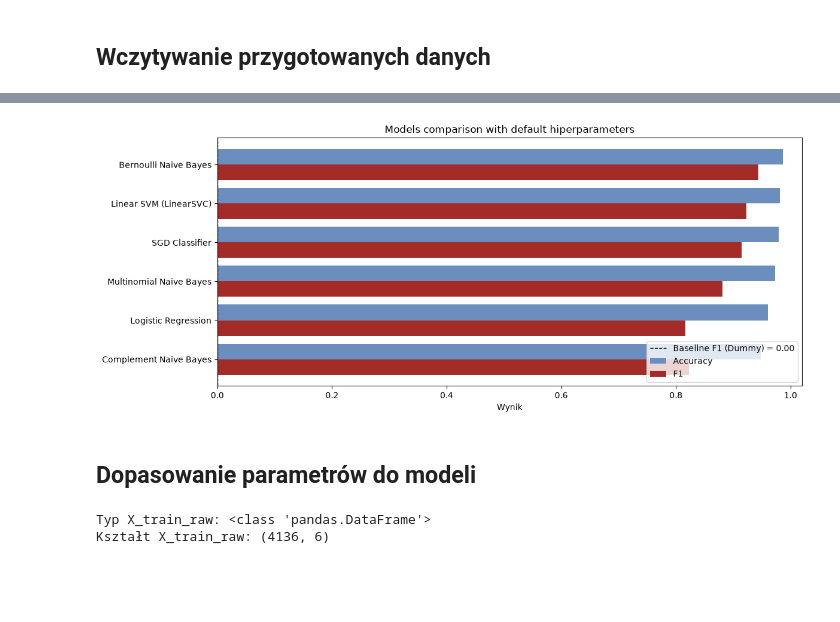
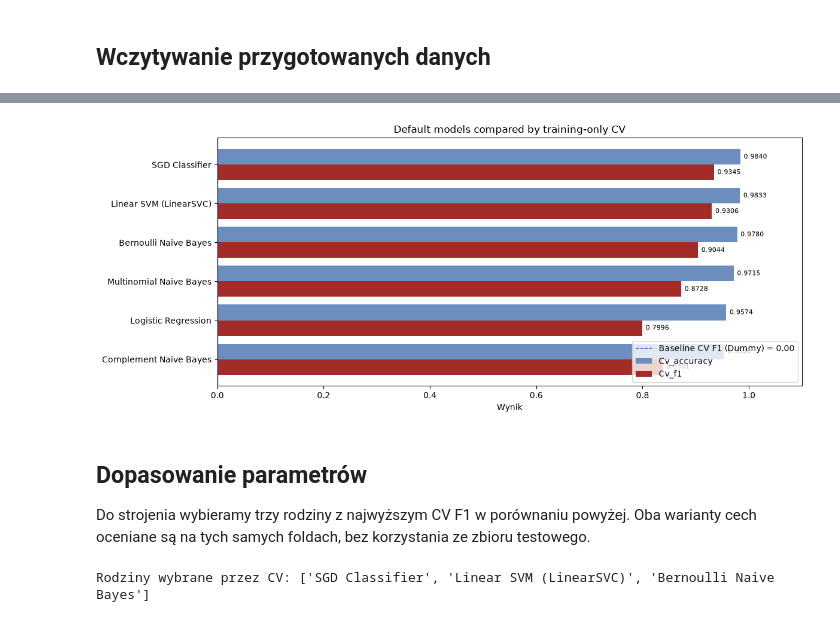
Before and after one commit to moshenetsb/ml-spam-detector, a Jupyter notebook: notebooks/03_model_selection.ipynb, the cells around one changed output, grey strips where cells are left out. Drawn from its saved outputs; the diff is of its cells as text; code cells hidden in the pictures; blank space fills up the shorter version.

```diff
--- a/notebooks/03_model_selection.ipynb
+++ b/notebooks/03_model_selection.ipynb
@@ -26,10 +36,6 @@ from evaluation import plot_confusion_matrix, plot_roc_curve, plot_precision_rec
 # %% [markdown]
 ## Wczytywanie przygotowanych danych
 # %%
-base_path = Path("..") / "data"
-vectorized_dir = base_path / "vectorized"
+base_path = EXPERIMENTS_PATH
 models_dir = base_path / "models"
-
-vectorizer: TfidfVectorizer = joblib.load(
-        vectorized_dir / "tfidf_vectorizer.pkl")
 # %%
@@ -94,6 +57,9 @@ def evaluate_model(model, X_test = X_test_raw, y_test = y_test_raw, model_name="
 # %%
 dummy_clf = DummyClassifier(strategy="most_frequent", random_state=42)
-dummy_clf.fit(X_train_raw, y_train_raw)
 
-evaluate_model(dummy_clf, model_name="DummyClassifier")
+dummy_cv_f1 = cross_val_score(
+    dummy_clf, X_train_raw, y_train_raw, cv=cv_strategy, scoring="f1"
+).mean()
+
+print(f"DummyClassifier: CV F1 = {dummy_cv_f1:.4f}")
 # %% [output]
@@ -200,15 +90,13 @@ Best model: Bernoulli Naive Bayes (F1 score: 0.9435)
 # %%
-dummy_pred = dummy_clf.predict(X_test_raw)
-dummy_f1 = f1_score(y_test_raw, dummy_pred, zero_division=0)
-
 _ = plot_model_comparison(
-    default_results,
-    metrics=("accuracy", "f1"),
-    baseline_value=dummy_f1,
-    baseline_label=f"Baseline F1 (Dummy) = {dummy_f1:.2f}",
-    title="Models comparison with default hiperparameters",
+    default_results, metrics=("cv_accuracy", "cv_f1"),
+    baseline_value=dummy_cv_f1,
+    baseline_label=f"Baseline CV F1 (Dummy) = {dummy_cv_f1:.2f}",
+    title="Default models compared by training-only CV",
 )
 # %% [output]
-[figure, old version]
+[figure, new version]
 # %% [markdown]
-## Dopasowanie parametrów do modeli
+## Dopasowanie parametrów
+
+Do strojenia wybieramy trzy rodziny z najwyższym CV F1 w porównaniu powyżej. Oba warianty cech oceniane są na tych samych foldach, bez korzystania ze zbioru testowego.
@@ -240,37 +103,38 @@ _ = plot_model_comparison(
 # %%
-cv_strategy = StratifiedKFold(n_splits=5, shuffle=True, random_state=42)
-
-classifiers = {
+all_classifiers = {
+    "Complement Naive Bayes": (ComplementNB(), {"clf__alpha": np.arange(0, 1, 0.05)}),
+    "Multinomial Naive Bayes": (MultinomialNB(), {"clf__alpha": np.arange(0, 1, 0.05)}),
+    "Logistic Regression": (LogisticRegression(random_state=42), {"clf__C":  np.arange(0, 10, 0.1)}),
     "Bernoulli Naive Bayes": (
         BernoulliNB(),
         {
             "clf__alpha": np.arange(0.01, 2.0, 0.1),
-            "clf__binarize": np.arange(0.1, 2.0, 0.1)
-        }
+            "clf__binarize": np.arange(0.1, 1, 0.05),
+        },
     ),
-
-    "Linear SVM": (
+    "Linear SVM (LinearSVC)": (
         LinearSVC(random_state=42, max_iter=2000),
         {
-            "clf__C": np.arange(0.2, 2.0, 10),
-            "clf__loss": ["hinge", "squared_hinge"]
-        }
+            "clf__C": np.arange(0.2, 2.0, 0.1),
+            "clf__loss": ["hinge", "squared_hinge"],
+        },
     ),
-
     "SGD Classifier": (
         SGDClassifier(random_state=42),
         {
             "clf__alpha": [1e-5, 1e-4, 1e-3, 1e-2],
-            "clf__loss": ["log_loss", "hinge", "modified_huber"]
-        }
-    )
+            "clf__loss": ["log_loss", "hinge", "modified_huber"],
+        },
+    ),
 }
+
+top_families = sorted(default_results, key=lambda result: result["cv_f1"], reverse=True)[:3]
+
+classifiers = {result["name"]: all_classifiers[result["name"]] for result in top_families}
+
+print("Rodziny wybrane przez CV:", list(classifiers))
+# %% [output]
+Rodziny wybrane przez CV: ['SGD Classifier', 'Linear SVM (LinearSVC)', 'Bernoulli Naive Bayes']
-# %%
-print("Typ X_train_raw:", type(X_train_raw))
-print("Kształt X_train_raw:", X_train_raw.shape)
-# %% [output]
-Typ X_train_raw: <class 'pandas.DataFrame'>
-Kształt X_train_raw: (4136, 6)
 # %%
 comparison_results = []
 best_overall_pipeline = None
```
Also changed, not shown: parts of 29 cells of this notebook, 11 other files.
